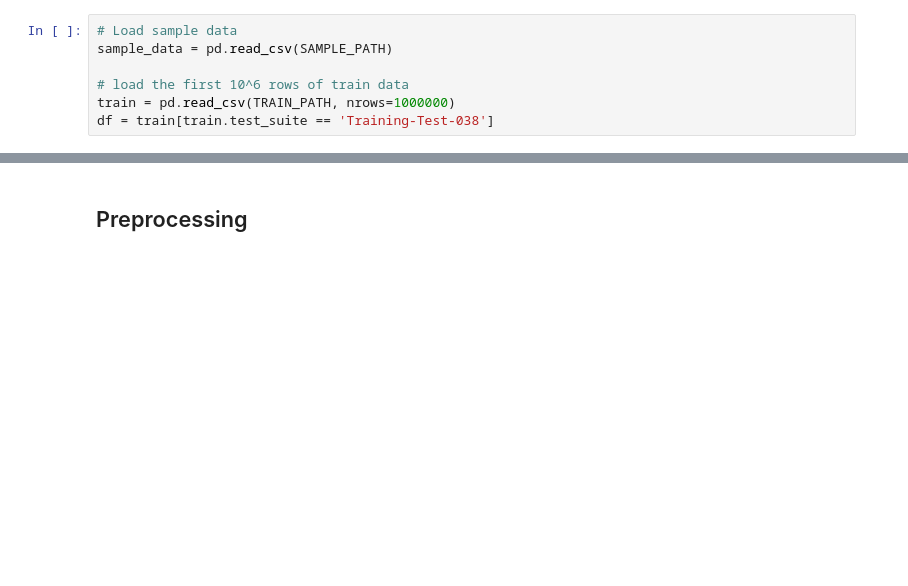
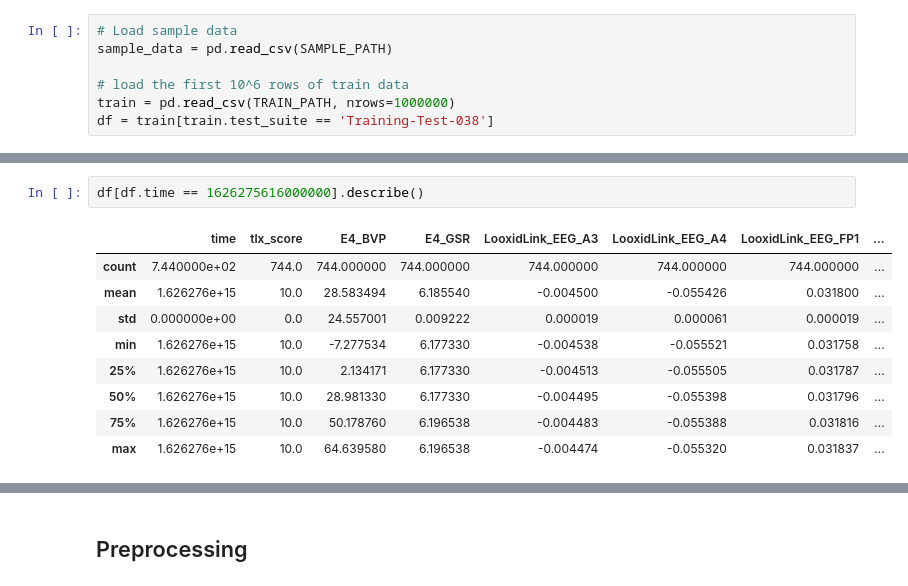
Before and after one commit to waynnbz/Cog-State-Classification, a Jupyter notebook: Single_testSuite.ipynb, the cells around one changed output, grey strips where cells are left out. Drawn from its saved outputs; the diff is of its cells as text; blank space fills up the shorter version.

```diff
--- a/Single_testSuite.ipynb
+++ b/Single_testSuite.ipynb
@@ -67,0 +54,12 @@ Name: test_suite, Length: 85, dtype: int64
+# %%
+df[df.time == 1626275616000000].describe()
+# %% [output]
+|  | time | tlx_score | E4_BVP | E4_GSR | LooxidLink_EEG_A3 | LooxidLink_EEG_A4 | LooxidLink_EEG_FP1 | ... |
+| count | 7.440000e+02 | 744.0 | 744.000000 | 744.000000 | 744.000000 | 744.000000 | 744.000000 | ... |
+| mean | 1.626276e+15 | 10.0 | 28.583494 | 6.185540 | -0.004500 | -0.055426 | 0.031800 | ... |
+| std | 0.000000e+00 | 0.0 | 24.557001 | 0.009222 | 0.000019 | 0.000061 | 0.000019 | ... |
+| min | 1.626276e+15 | 10.0 | -7.277534 | 6.177330 | -0.004538 | -0.055521 | 0.031758 | ... |
+| 25% | 1.626276e+15 | 10.0 | 2.134171 | 6.177330 | -0.004513 | -0.055505 | 0.031787 | ... |
+| 50% | 1.626276e+15 | 10.0 | 28.981330 | 6.177330 | -0.004495 | -0.055398 | 0.031796 | ... |
+| 75% | 1.626276e+15 | 10.0 | 50.178760 | 6.196538 | -0.004483 | -0.055388 | 0.031816 | ... |
+| max | 1.626276e+15 | 10.0 | 64.639580 | 6.196538 | -0.004474 | -0.055320 | 0.031837 | ... |
```
Also changed, not shown: parts of 22 cells of this notebook, 4 other files.
